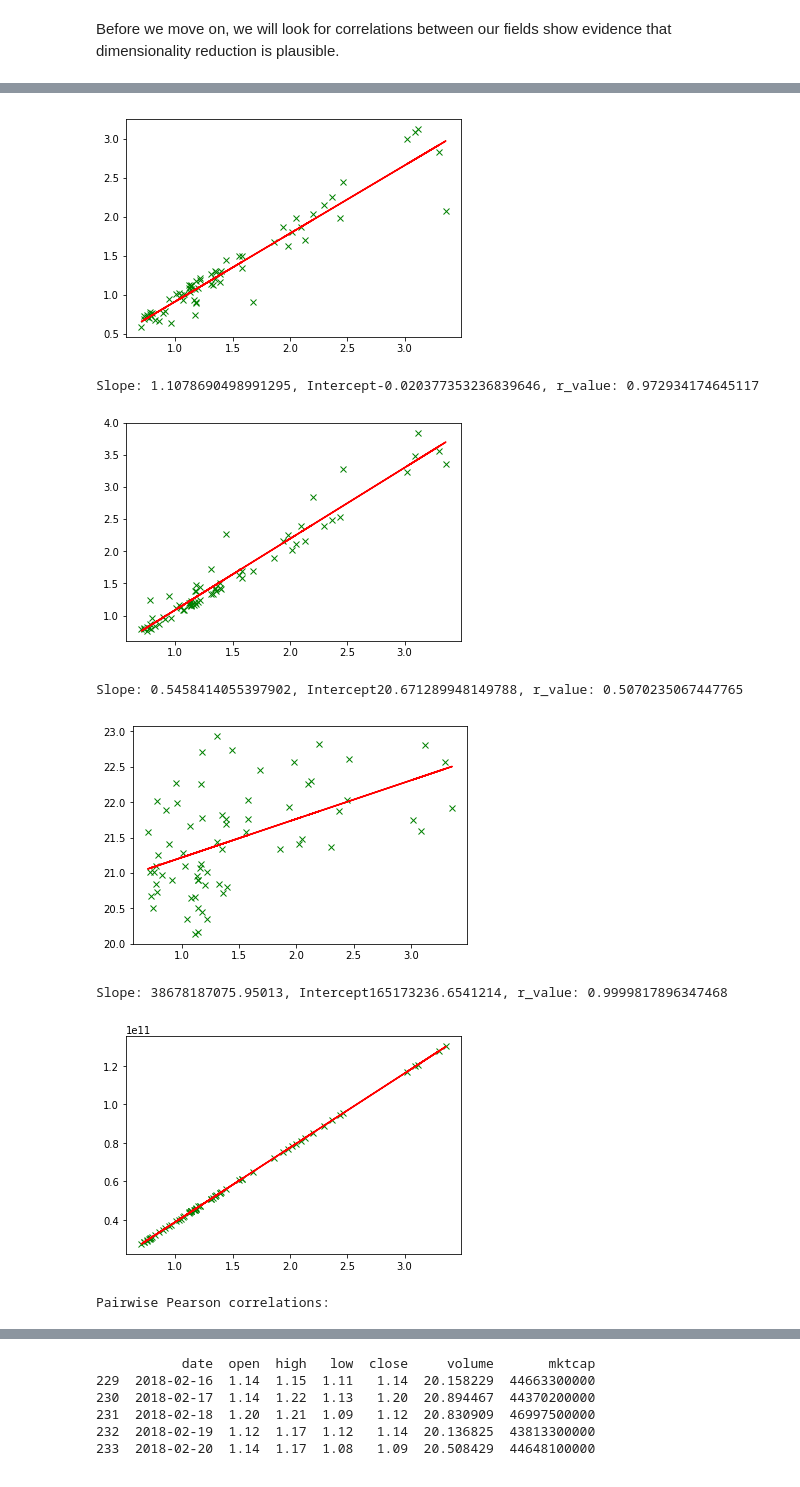
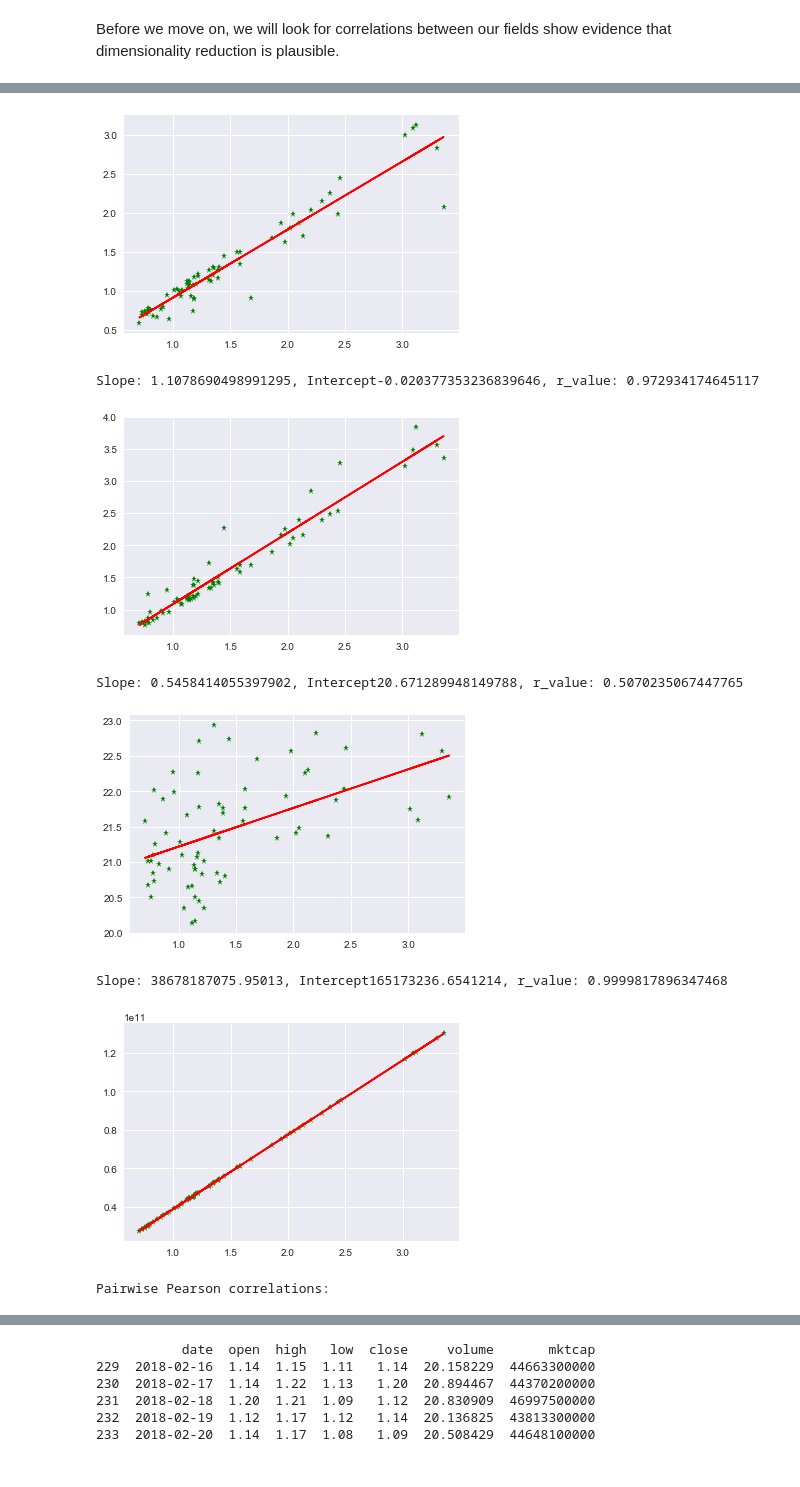
Before and after one commit to welsny/crypto-analysis, a Jupyter notebook: Strategies.ipynb, the cells around one changed output, grey strips where cells are left out. Cells and saved outputs as stored; diff of their text form; code cells hidden in the pictures.

```diff
--- a/Strategies.ipynb
+++ b/Strategies.ipynb
@@ -38,12 +38,18 @@ We want to move this data into a more analytics-friendly format by moving in int
 # %%
 from datetime import datetime
 import pandas as pd
+import seaborn as sns
 import matplotlib.pyplot as plt
 from scipy import stats
 from sklearn import preprocessing
 from sklearn.decomposition import PCA
 import math
 import numpy as np
+
+%matplotlib inline
+inline = dict(plt.rcParams)
+sns.set()
+sns_orig = dict(plt.rcParams)
 
 df = pd.read_csv('xrp_daily.raw', sep='\t').infer_objects()
 df = df.rename(index=str, columns={"Date": "date", "Open": "open", "High": "high", "Low": "low",
@@ -98,11 +97,14 @@ plt.hist(preprocessing.scale(df.volume), bins='auto')
 # %% [markdown]
 Before we move on, we will look for correlations between our fields show evidence that dimensionality reduction is plausible.
 # %%
+plt.rcParams.update(inline)
+
 def plot_corr(x, y):
     slope, intercept, r_value, p_value, std_err = stats.linregress(x, y)
     print(f'Slope: {slope}, Intercept{intercept}, r_value: {r_value}')
-    plt.plot(x, y, "gx")
-    plt.plot(x, intercept + slope*x, 'r')
+    fig, ax = plt.subplots()
+    ax.plot(x, y, "g*")
+    ax.plot(x, intercept + slope*x, 'r')
     plt.show()
 
 plot_corr(df.open, df.close)
@@ -119,11 +121,11 @@ Slope: 0.9438466494369677, Intercept0.08489942028862285, r_value: 0.947729539715
 Slope: 0.8712721698223572, Intercept0.0422810382293195, r_value: 0.9551733201575323
-[figure, old version]
+[figure, new version]
 Slope: 1.1078690498991295, Intercept-0.020377353236839646, r_value: 0.972934174645117
-[figure, old version]
+[figure, new version]
 Slope: 0.5458414055397902, Intercept20.671289948149788, r_value: 0.5070235067447765
-[figure, old version]
+[figure, new version]
 Slope: 38678187075.95013, Intercept165173236.6541214, r_value: 0.9999817896347468
-[figure, old version]
+[figure, new version]
 Pairwise Pearson correlations:
 |  | open | high | low | close | volume | mktcap |
 | open | 1.000000 | 0.972934 | 0.955173 | 0.947730 | 0.507024 | 0.999982 |
```
Also changed, not shown: parts of 12 cells of this notebook.
